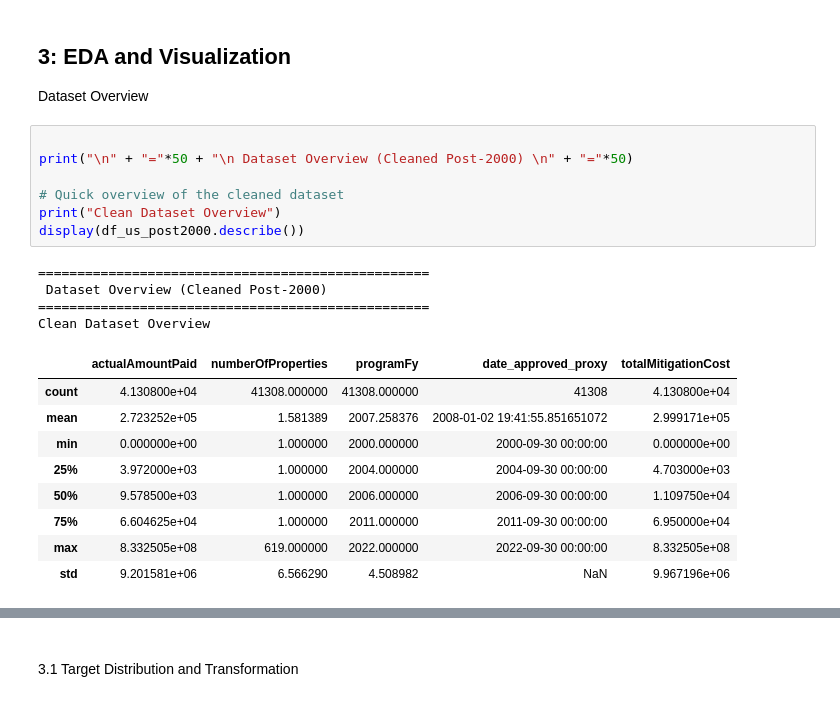
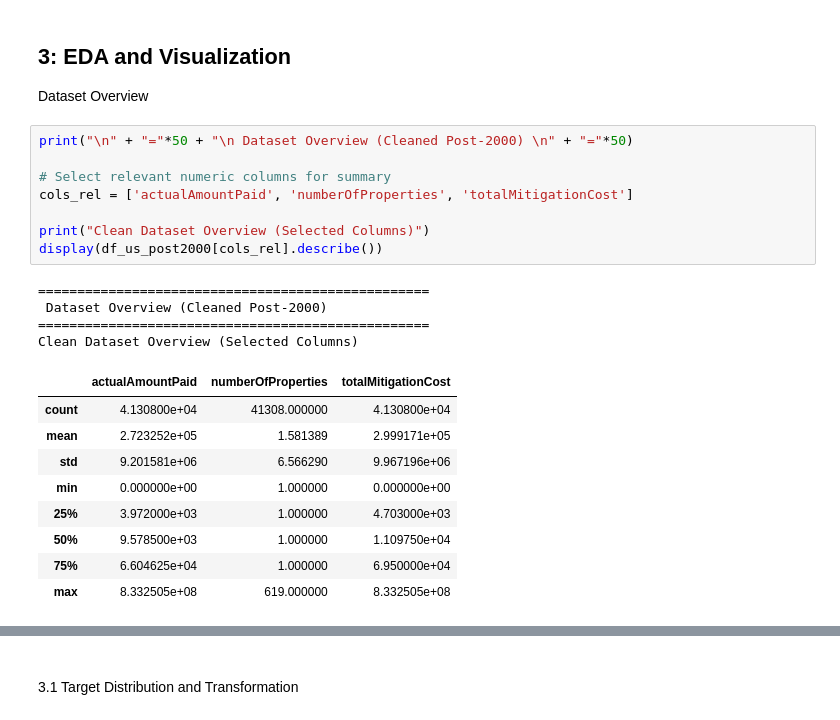
Before and after one commit to anjana-codes/capstone-project-anjana, a Jupyter notebook: notebooks/fema_mitigation_analysis.ipynb, the cells around one changed output, grey strips where cells are left out. Drawn from its saved outputs; the diff is of its cells as text.

```diff
--- a/notebooks/fema_mitigation_analysis.ipynb
+++ b/notebooks/fema_mitigation_analysis.ipynb
@@ -257,24 +257,25 @@ Data preview:
 # %% [markdown]
 ## 3: EDA and Visualization
 Dataset Overview
-# %%
-
-print("\n" + "="*50 + "\n Dataset Overview (Cleaned Post-2000) \n" + "="*50)
-
-# Quick overview of the cleaned dataset
-print("Clean Dataset Overview")
-display(df_us_post2000.describe())
-# %% [output]
-==================================================
- Dataset Overview (Cleaned Post-2000)
-==================================================
-Clean Dataset Overview
-|  | actualAmountPaid | numberOfProperties | programFy | date_approved_proxy | totalMitigationCost |
-| count | 4.130800e+04 | 41308.000000 | 41308.000000 | 41308 | 4.130800e+04 |
-| mean | 2.723252e+05 | 1.581389 | 2007.258376 | 2008-01-02 19:41:55.851651072 | 2.999171e+05 |
-| min | 0.000000e+00 | 1.000000 | 2000.000000 | 2000-09-30 00:00:00 | 0.000000e+00 |
-| 25% | 3.972000e+03 | 1.000000 | 2004.000000 | 2004-09-30 00:00:00 | 4.703000e+03 |
-| 50% | 9.578500e+03 | 1.000000 | 2006.000000 | 2006-09-30 00:00:00 | 1.109750e+04 |
-| 75% | 6.604625e+04 | 1.000000 | 2011.000000 | 2011-09-30 00:00:00 | 6.950000e+04 |
-| max | 8.332505e+08 | 619.000000 | 2022.000000 | 2022-09-30 00:00:00 | 8.332505e+08 |
-| std | 9.201581e+06 | 6.566290 | 4.508982 | NaN | 9.967196e+06 |
+# %%
+print("\n" + "="*50 + "\n Dataset Overview (Cleaned Post-2000) \n" + "="*50)
+
+# Select relevant numeric columns for summary
+cols_rel = ['actualAmountPaid', 'numberOfProperties', 'totalMitigationCost']
+
+print("Clean Dataset Overview (Selected Columns)")
+display(df_us_post2000[cols_rel].describe())
+# %% [output]
+==================================================
+ Dataset Overview (Cleaned Post-2000)
+==================================================
+Clean Dataset Overview (Selected Columns)
+|  | actualAmountPaid | numberOfProperties | totalMitigationCost |
+| count | 4.130800e+04 | 41308.000000 | 4.130800e+04 |
+| mean | 2.723252e+05 | 1.581389 | 2.999171e+05 |
+| std | 9.201581e+06 | 6.566290 | 9.967196e+06 |
+| min | 0.000000e+00 | 1.000000 | 0.000000e+00 |
+| 25% | 3.972000e+03 | 1.000000 | 4.703000e+03 |
+| 50% | 9.578500e+03 | 1.000000 | 1.109750e+04 |
+| 75% | 6.604625e+04 | 1.000000 | 6.950000e+04 |
+| max | 8.332505e+08 | 619.000000 | 8.332505e+08 |
```
Also changed, not shown: parts of 2 cells of this notebook, 2 other files.
